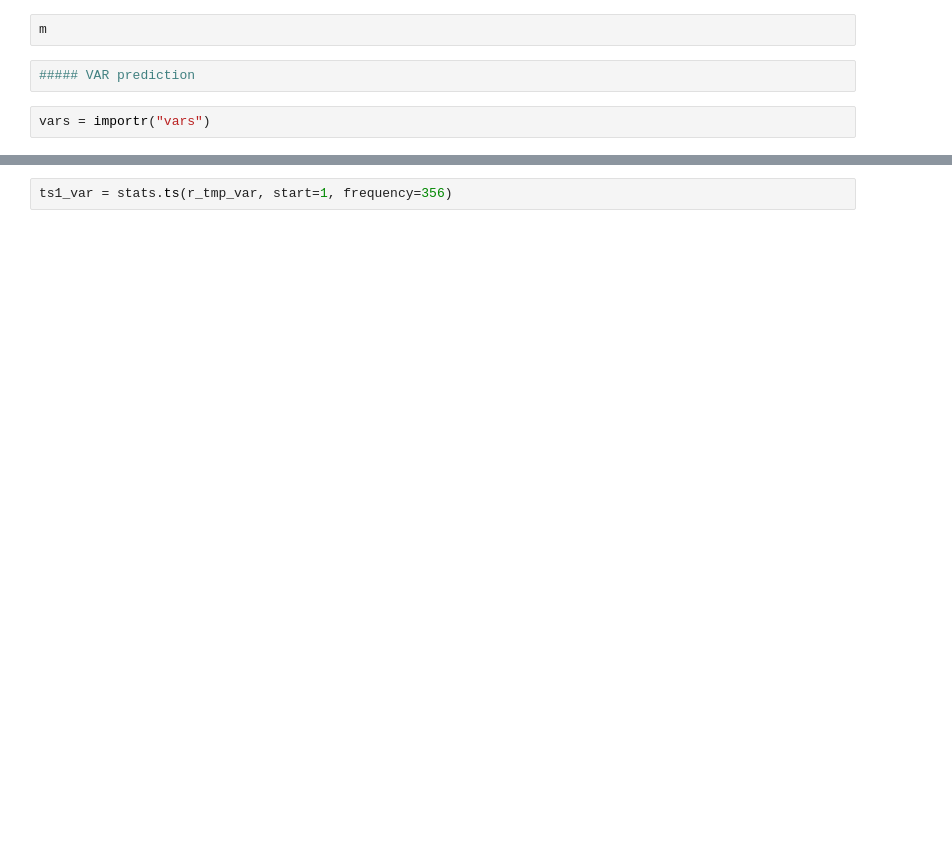
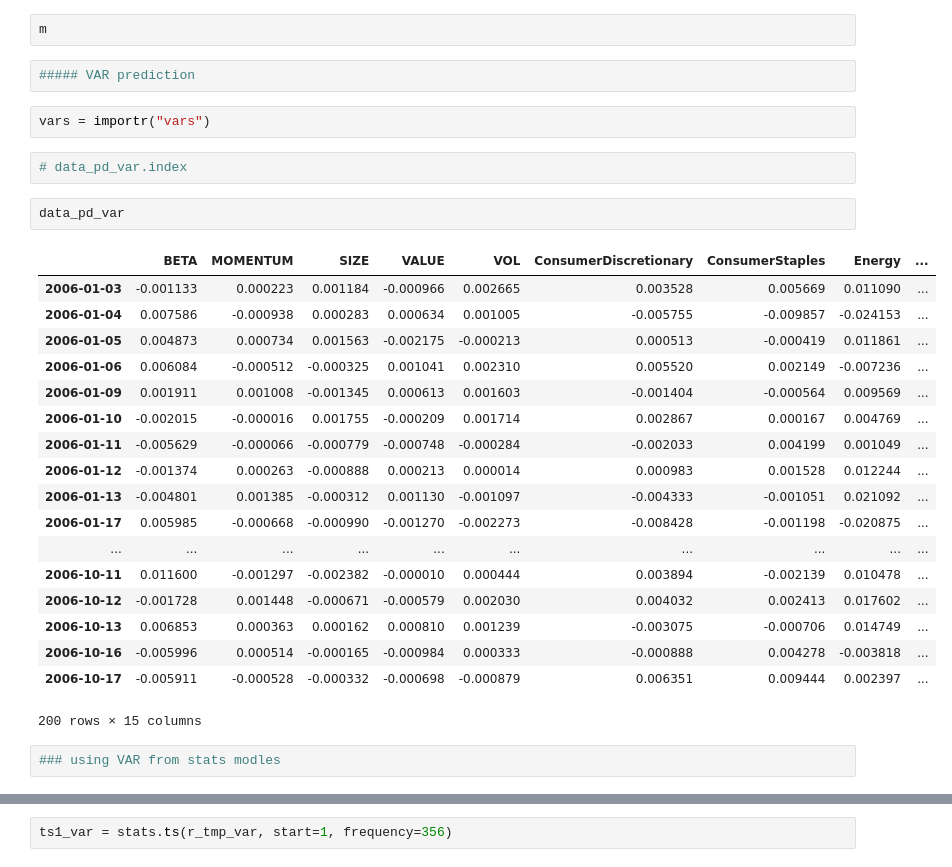
Before and after one commit to ddyuewang/capstone_project, a Jupyter notebook: R_to_python.ipynb, the cells around one changed output, grey strips where cells are left out. Drawn from its saved outputs; the diff is of its cells as text; blank space fills up the shorter version.

```diff
--- a/R_to_python.ipynb
+++ b/R_to_python.ipynb
@@ -283,3 +227,28 @@ m
 ##### VAR prediction
 # %%
 vars = importr("vars")
+# %%
+# data_pd_var.index
+# %%
+data_pd_var
+# %% [output]
+|  | BETA | MOMENTUM | SIZE | VALUE | VOL | ConsumerDiscretionary | ConsumerStaples | Energy | ... |
+| 2006-01-03 | -0.001133 | 0.000223 | 0.001184 | -0.000966 | 0.002665 | 0.003528 | 0.005669 | 0.011090 | ... |
+| 2006-01-04 | 0.007586 | -0.000938 | 0.000283 | 0.000634 | 0.001005 | -0.005755 | -0.009857 | -0.024153 | ... |
+| 2006-01-05 | 0.004873 | 0.000734 | 0.001563 | -0.002175 | -0.000213 | 0.000513 | -0.000419 | 0.011861 | ... |
+| 2006-01-06 | 0.006084 | -0.000512 | -0.000325 | 0.001041 | 0.002310 | 0.005520 | 0.002149 | -0.007236 | ... |
+| 2006-01-09 | 0.001911 | 0.001008 | -0.001345 | 0.000613 | 0.001603 | -0.001404 | -0.000564 | 0.009569 | ... |
+| 2006-01-10 | -0.002015 | -0.000016 | 0.001755 | -0.000209 | 0.001714 | 0.002867 | 0.000167 | 0.004769 | ... |
+| 2006-01-11 | -0.005629 | -0.000066 | -0.000779 | -0.000748 | -0.000284 | -0.002033 | 0.004199 | 0.001049 | ... |
+| 2006-01-12 | -0.001374 | 0.000263 | -0.000888 | 0.000213 | 0.000014 | 0.000983 | 0.001528 | 0.012244 | ... |
+| 2006-01-13 | -0.004801 | 0.001385 | -0.000312 | 0.001130 | -0.001097 | -0.004333 | -0.001051 | 0.021092 | ... |
+| 2006-01-17 | 0.005985 | -0.000668 | -0.000990 | -0.001270 | -0.002273 | -0.008428 | -0.001198 | -0.020875 | ... |
+| ... | ... | ... | ... | ... | ... | ... | ... | ... | ... |
+| 2006-10-11 | 0.011600 | -0.001297 | -0.002382 | -0.000010 | 0.000444 | 0.003894 | -0.002139 | 0.010478 | ... |
+| 2006-10-12 | -0.001728 | 0.001448 | -0.000671 | -0.000579 | 0.002030 | 0.004032 | 0.002413 | 0.017602 | ... |
+| 2006-10-13 | 0.006853 | 0.000363 | 0.000162 | 0.000810 | 0.001239 | -0.003075 | -0.000706 | 0.014749 | ... |
+| 2006-10-16 | -0.005996 | 0.000514 | -0.000165 | -0.000984 | 0.000333 | -0.000888 | 0.004278 | -0.003818 | ... |
+| 2006-10-17 | -0.005911 | -0.000528 | -0.000332 | -0.000698 | -0.000879 | 0.006351 | 0.009444 | 0.002397 | ... |
+200 rows × 15 columns
+# %%
+### using VAR from stats modles
```
Also changed, not shown: parts of 54 cells of this notebook, 2 other files.
